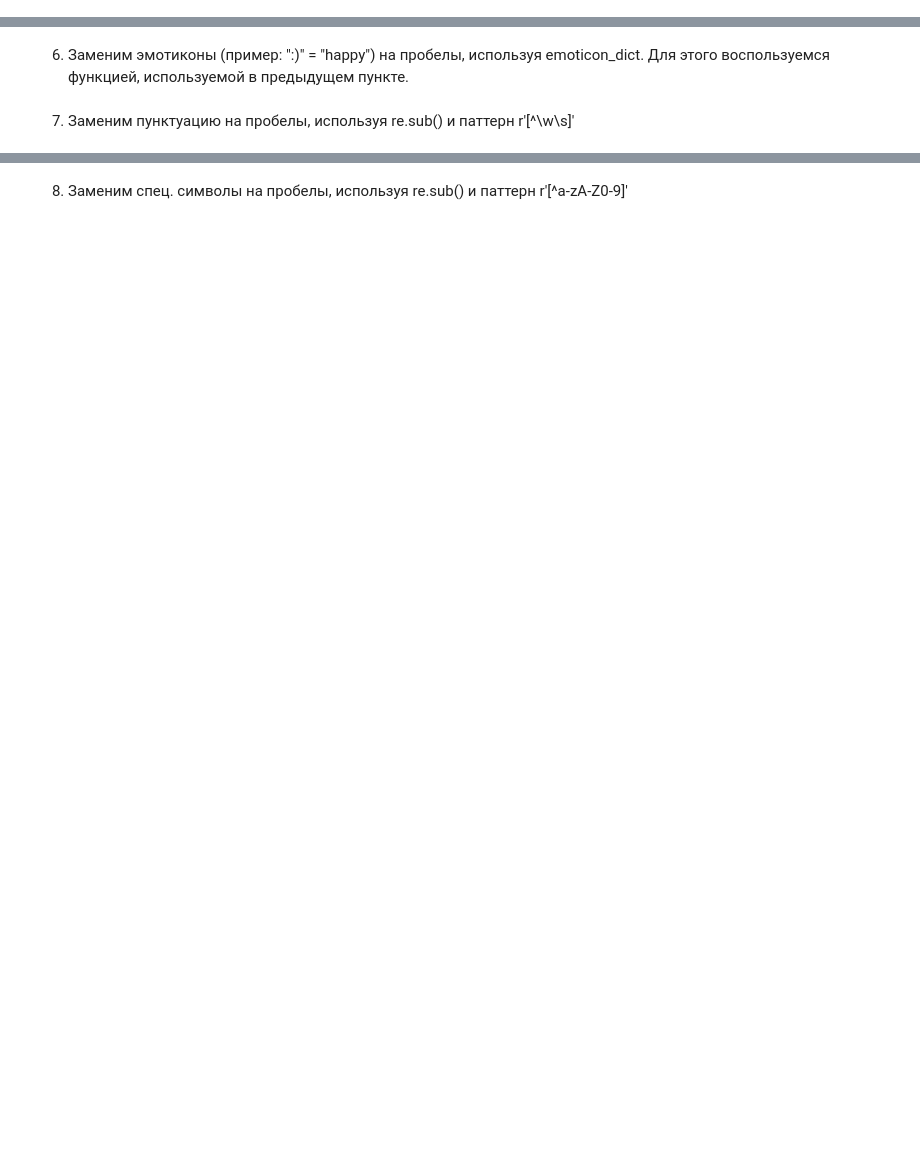
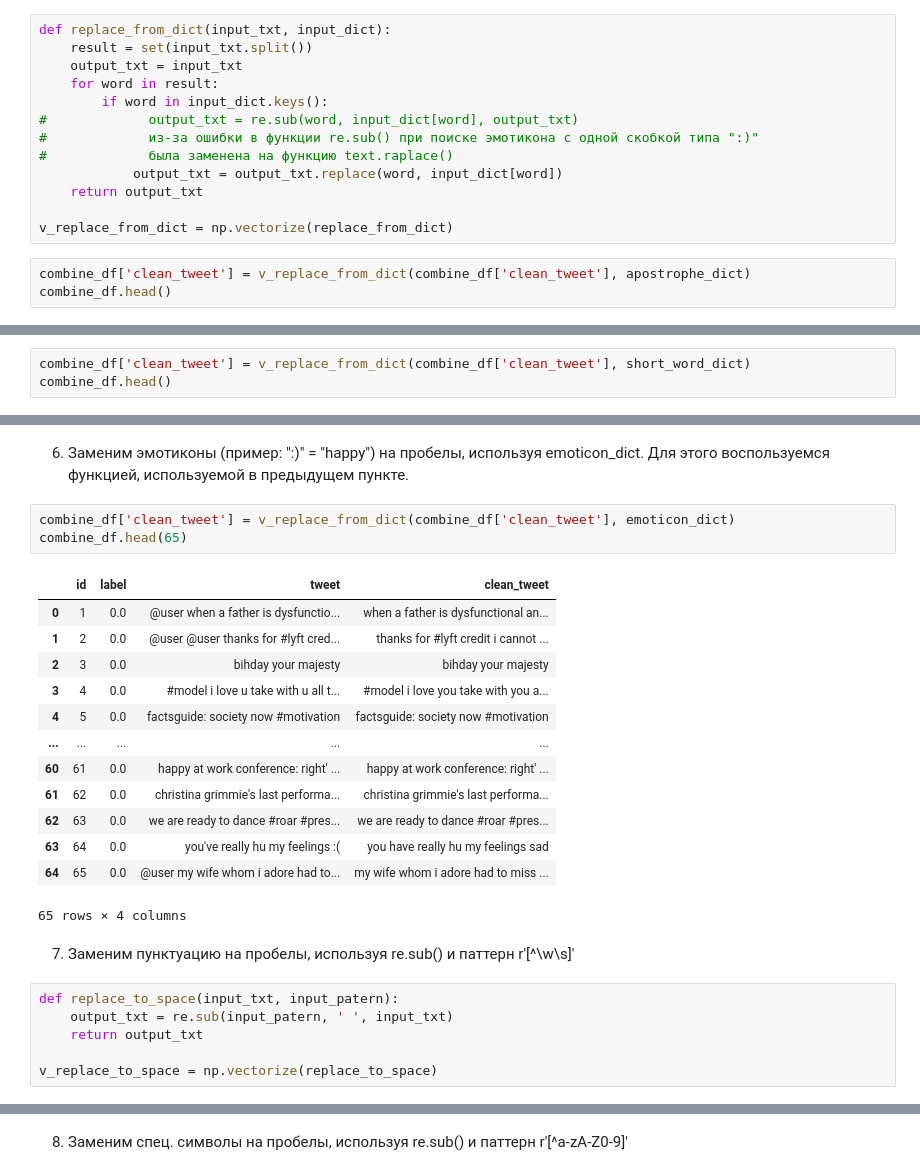
Before and after one commit to barinsm/GeekBrains, a Jupyter notebook: hw01.ipynb, the cells around one changed output, grey strips where cells are left out. Cells and saved outputs as stored; diff of their text form; blank space fills up the shorter version.

```diff
--- a/hw01.ipynb
+++ b/hw01.ipynb
@@ -391,3 +391,19 @@ combine_df.head()
 | 4 | 5 | 0.0 | factsguide: society now #motivation | factsguide: society now #motivation |
 # %% [markdown]
 4. Заменим сокращения с апострофами (пример: ain't, can't) на пробел, используя apostrophe_dict. Для этого необходимо сделать функцию: для каждого слова в тексте проверить (for word in text.split()), если слово есть в словаре apostrophe_dict в качестве ключа (сокращенного слова), то заменить ключ на значение (полную версию слова).
+# %%
+def replace_from_dict(input_txt, input_dict):
+    result = set(input_txt.split())
+    output_txt = input_txt
+    for word in result:
+        if word in input_dict.keys():
+#             output_txt = re.sub(word, input_dict[word], output_txt)
+#             из-за ошибки в функции re.sub() при поиске эмотикона с одной скобкой типа ":)"
+#             была заменена на функцию text.raplace()
+            output_txt = output_txt.replace(word, input_dict[word])
+    return output_txt
+
+v_replace_from_dict = np.vectorize(replace_from_dict)
+# %%
+combine_df['clean_tweet'] = v_replace_from_dict(combine_df['clean_tweet'], apostrophe_dict)
+combine_df.head()
@@ -394,2 +417,5 @@ combine_df.head()
 # %% [markdown]
 5. Заменим сокращения на их полные формы, используя short_word_dict. Для этого воспользуемся функцией, используемой в предыдущем пункте.
+# %%
+combine_df['clean_tweet'] = v_replace_from_dict(combine_df['clean_tweet'], short_word_dict)
+combine_df.head()
@@ -396,4 +429,27 @@ combine_df.head()
 # %% [markdown]
 6. Заменим эмотиконы (пример: ":)" = "happy") на пробелы, используя emoticon_dict. Для этого воспользуемся функцией, используемой в предыдущем пункте.
+# %%
+combine_df['clean_tweet'] = v_replace_from_dict(combine_df['clean_tweet'], emoticon_dict)
+combine_df.head(65)
+# %% [output]
+|  | id | label | tweet | clean_tweet |
+| 0 | 1 | 0.0 | @user when a father is dysfunctio... | when a father is dysfunctional an... |
+| 1 | 2 | 0.0 | @user @user thanks for #lyft cred... | thanks for #lyft credit i cannot ... |
+| 2 | 3 | 0.0 | bihday your majesty | bihday your majesty |
+| 3 | 4 | 0.0 | #model i love u take with u all t... | #model i love you take with you a... |
+| 4 | 5 | 0.0 | factsguide: society now #motivation | factsguide: society now #motivation |
+| ... | ... | ... | ... | ... |
+| 60 | 61 | 0.0 | happy at work conference: right' ... | happy at work conference: right' ... |
+| 61 | 62 | 0.0 | christina grimmie's last performa... | christina grimmie's last performa... |
+| 62 | 63 | 0.0 | we are ready to dance #roar #pres... | we are ready to dance #roar #pres... |
+| 63 | 64 | 0.0 | you've really hu my feelings :( | you have really hu my feelings sad |
+| 64 | 65 | 0.0 | @user my wife whom i adore had to... | my wife whom i adore had to miss ... |
+65 rows × 4 columns
 # %% [markdown]
 7. Заменим пунктуацию на пробелы, используя re.sub() и паттерн r'[^\w\s]'
+# %%
+def replace_to_space(input_txt, input_patern):
+    output_txt = re.sub(input_patern, ' ', input_txt)
+    return output_txt
+
+v_replace_to_space = np.vectorize(replace_to_space)
```
Also changed, not shown: parts of 16 cells of this notebook.
